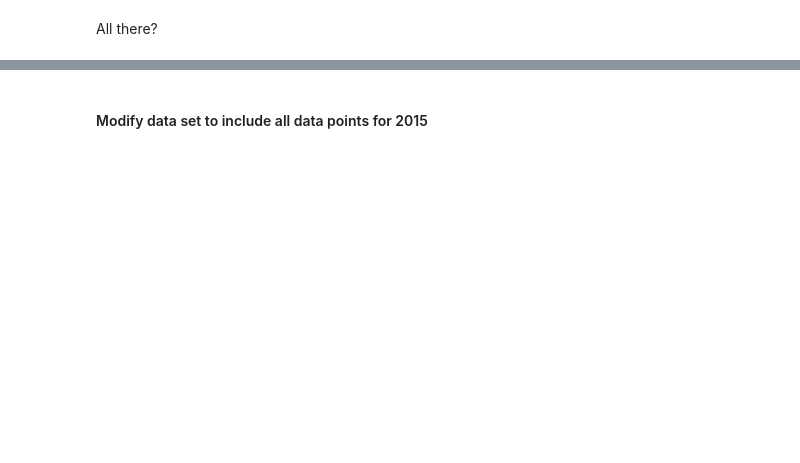
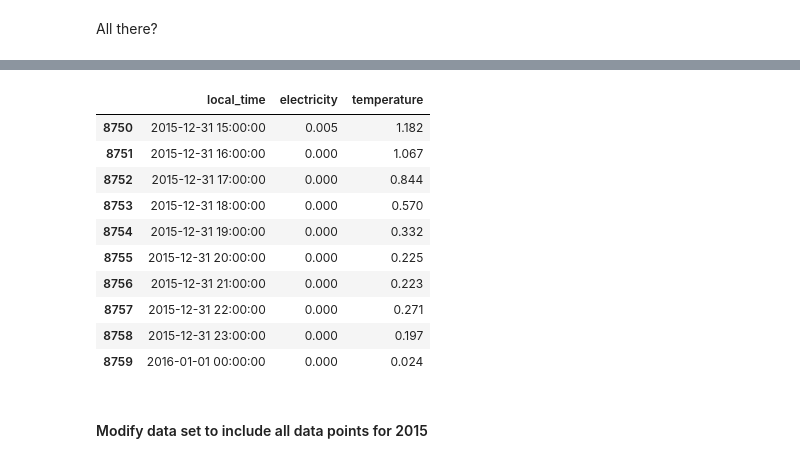
Before and after one commit to Pegagin/autoPOMcodinglab, a Jupyter notebook: POMcases_01_Python_DataVisualization_Assignment/T1_StudentTask_DataVisualization_Assignment.ipynb, the cells around one changed output, grey strips where cells are left out. Drawn from its saved outputs; the diff is of its cells as text; code cells hidden in the pictures; blank space fills up the shorter version.

```diff
--- a/POMcases_01_Python_DataVisualization_Assignment/T1_StudentTask_DataVisualization_Assignment.ipynb
+++ b/POMcases_01_Python_DataVisualization_Assignment/T1_StudentTask_DataVisualization_Assignment.ipynb
@@ -74,4 +123,16 @@ P_15_df.shape
 # %%
-P_15_df.tail()
+P_15_df.tail(10)
+# %% [output]
+|  | local_time | electricity | temperature |
+| 8750 | 2015-12-31 15:00:00 | 0.005 | 1.182 |
+| 8751 | 2015-12-31 16:00:00 | 0.000 | 1.067 |
+| 8752 | 2015-12-31 17:00:00 | 0.000 | 0.844 |
+| 8753 | 2015-12-31 18:00:00 | 0.000 | 0.570 |
+| 8754 | 2015-12-31 19:00:00 | 0.000 | 0.332 |
+| 8755 | 2015-12-31 20:00:00 | 0.000 | 0.225 |
+| 8756 | 2015-12-31 21:00:00 | 0.000 | 0.223 |
+| 8757 | 2015-12-31 22:00:00 | 0.000 | 0.271 |
+| 8758 | 2015-12-31 23:00:00 | 0.000 | 0.197 |
+| 8759 | 2016-01-01 00:00:00 | 0.000 | 0.024 |
 # %% [markdown]
 #### Modify data set to include all data points for 2015
```
Also changed, not shown: parts of 32 cells of this notebook, 4 other files.
